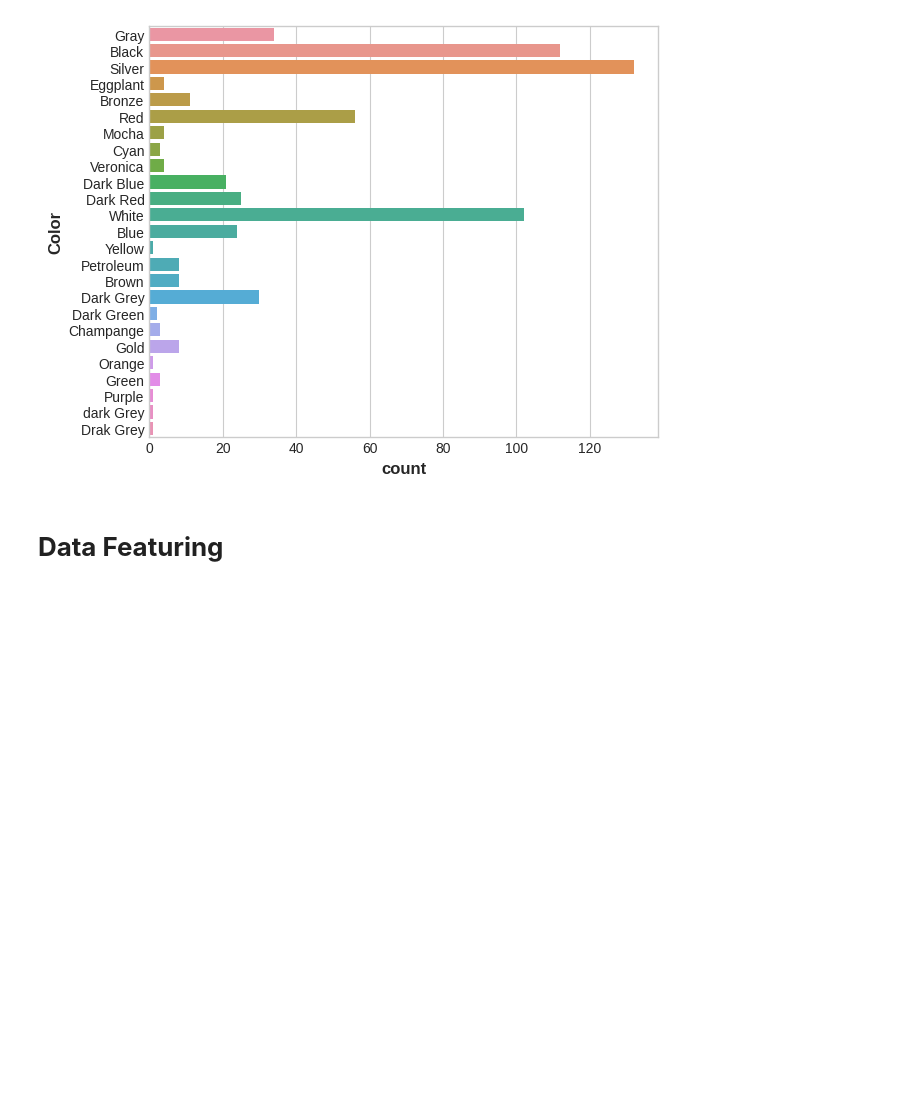
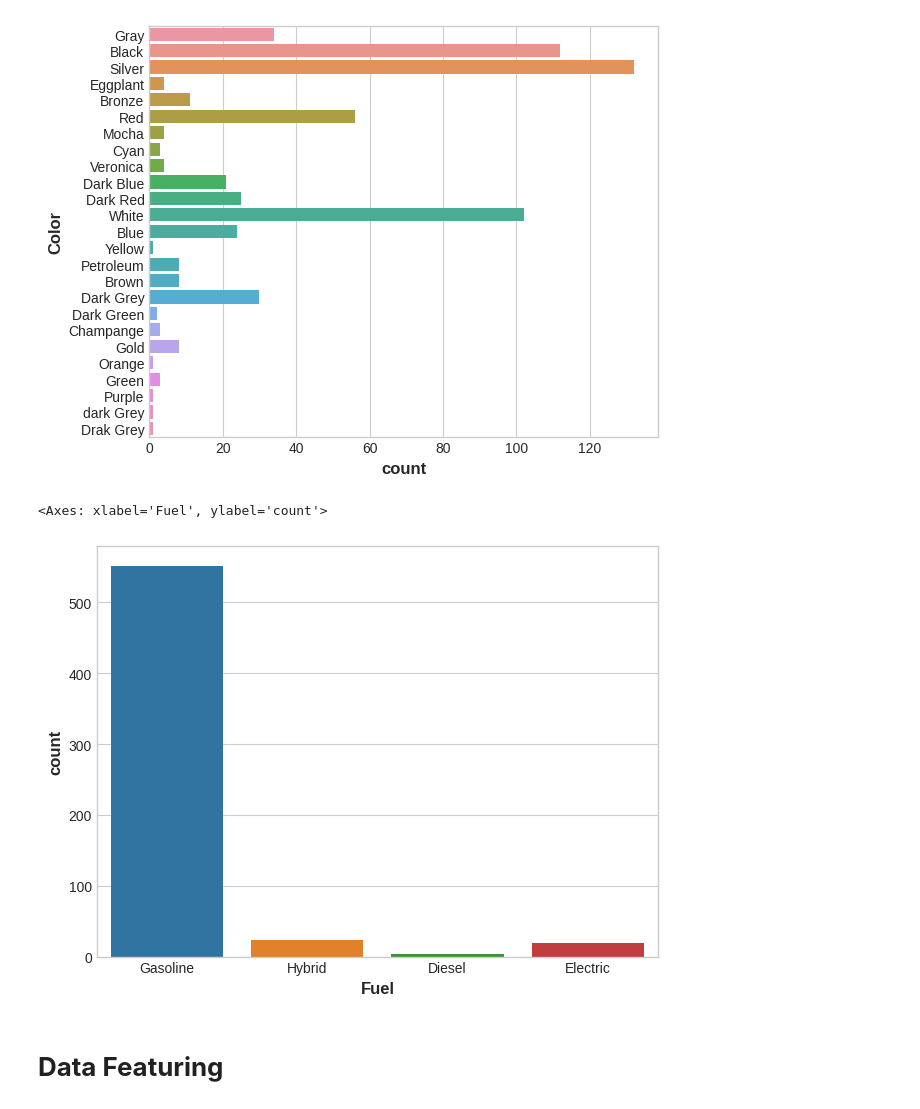
Before and after one commit to WONYOUNG-SONG/Kaggle, a Jupyter notebook: UsedCarPrice/submission.ipynb, the cells around one changed output. Drawn from its saved outputs; the diff is of its cells as text; code cells hidden in the pictures; blank space fills up the shorter version.

```diff
--- a/UsedCarPrice/submission.ipynb
+++ b/UsedCarPrice/submission.ipynb
@@ -94,6 +97,11 @@ sns.countplot(ucp_data, y="Color")
 # %% [output]
 <Axes: xlabel='count', ylabel='Color'>
 [figure]
+# %%
+sns.countplot(ucp_data, x ="Fuel")
+# %% [output]
+<Axes: xlabel='Fuel', ylabel='count'>
+[figure, added]
 # %% [markdown]
 # **Data Featuring**
 # %%
```
Also changed, not shown: parts of 6 cells of this notebook.
